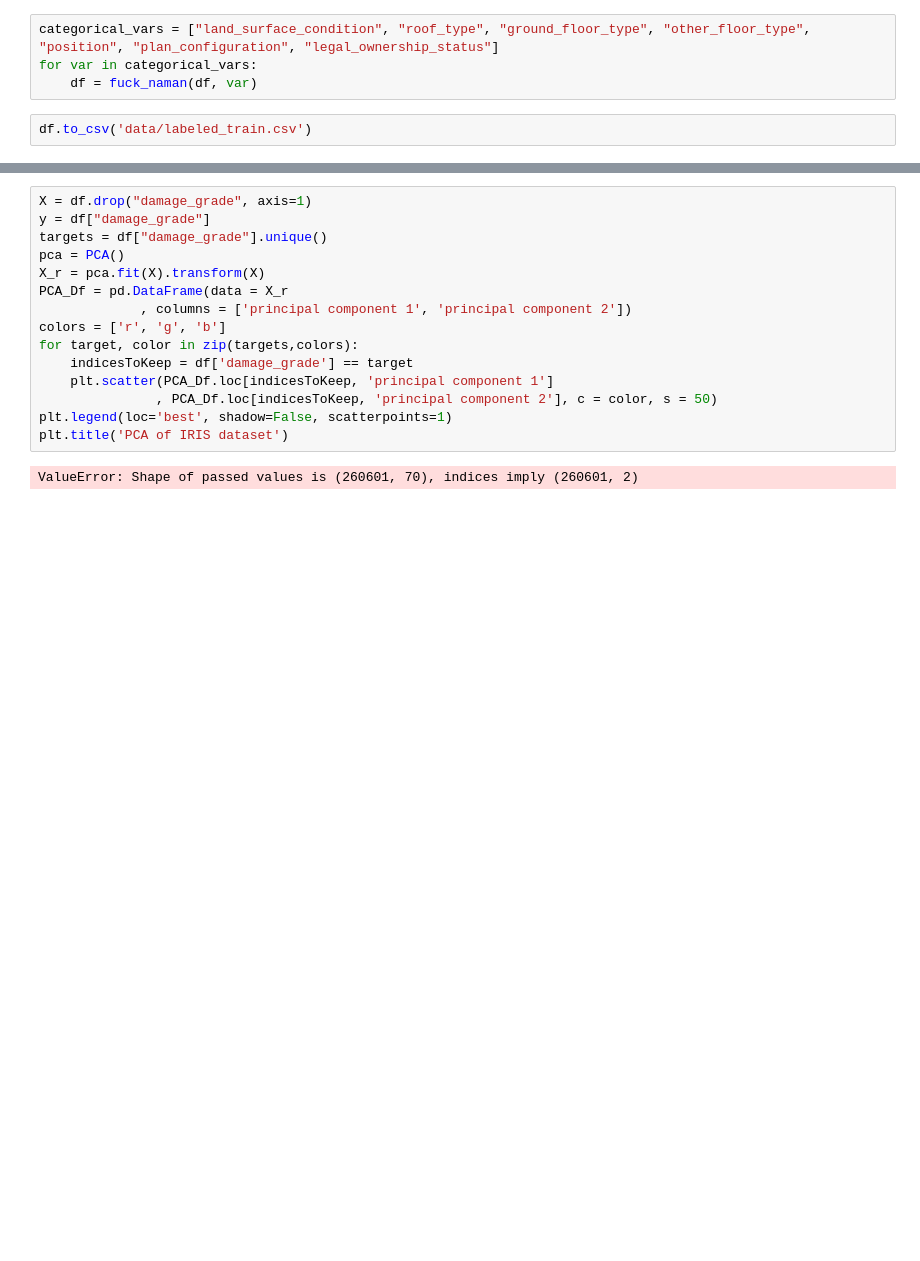
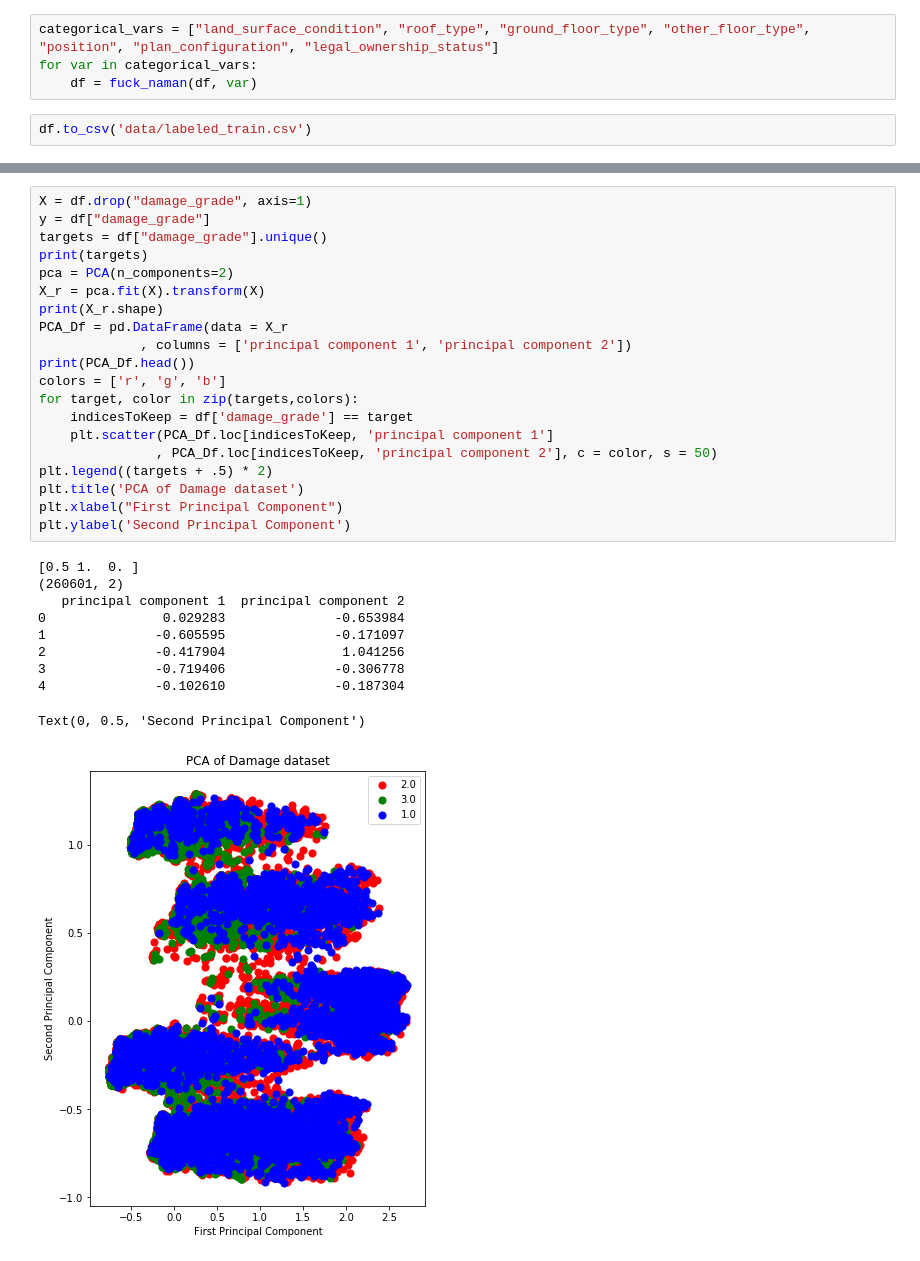
Before and after one commit to vidhur2k/Earthquake-Prediction, a Jupyter notebook: preprocessing.ipynb, the cells around one changed output, grey strips where cells are left out. Drawn from its saved outputs; the diff is of its cells as text; blank space fills up the shorter version.

```diff
--- a/preprocessing.ipynb
+++ b/preprocessing.ipynb
@@ -158,17 +185,31 @@ normalized_df=(df-df.min())/(df.max()-df.min())
 # %%
 X = df.drop("damage_grade", axis=1)
 y = df["damage_grade"]
 targets = df["damage_grade"].unique()
-pca = PCA()
+print(targets)
+pca = PCA(n_components=2)
 X_r = pca.fit(X).transform(X)
+print(X_r.shape)
 PCA_Df = pd.DataFrame(data = X_r
              , columns = ['principal component 1', 'principal component 2'])
+print(PCA_Df.head())
 colors = ['r', 'g', 'b']
 for target, color in zip(targets,colors):
     indicesToKeep = df['damage_grade'] == target
     plt.scatter(PCA_Df.loc[indicesToKeep, 'principal component 1']
                , PCA_Df.loc[indicesToKeep, 'principal component 2'], c = color, s = 50)
-plt.legend(loc='best', shadow=False, scatterpoints=1)
-plt.title('PCA of IRIS dataset')
+plt.legend((targets + .5) * 2)
+plt.title('PCA of Damage dataset')
+plt.xlabel("First Principal Component")
+plt.ylabel('Second Principal Component')
 # %% [output]
-ValueError: Shape of passed values is (260601, 70), indices imply (260601, 2)
+[0.5 1.  0. ]
+(260601, 2)
+   principal component 1  principal component 2
+0               0.029283              -0.653984
+1              -0.605595              -0.171097
+2              -0.417904               1.041256
+3              -0.719406              -0.306778
+4              -0.102610              -0.187304
+Text(0, 0.5, 'Second Principal Component')
+[figure, added]
```
Also changed, not shown: parts of 11 cells of this notebook, 13 other files.
